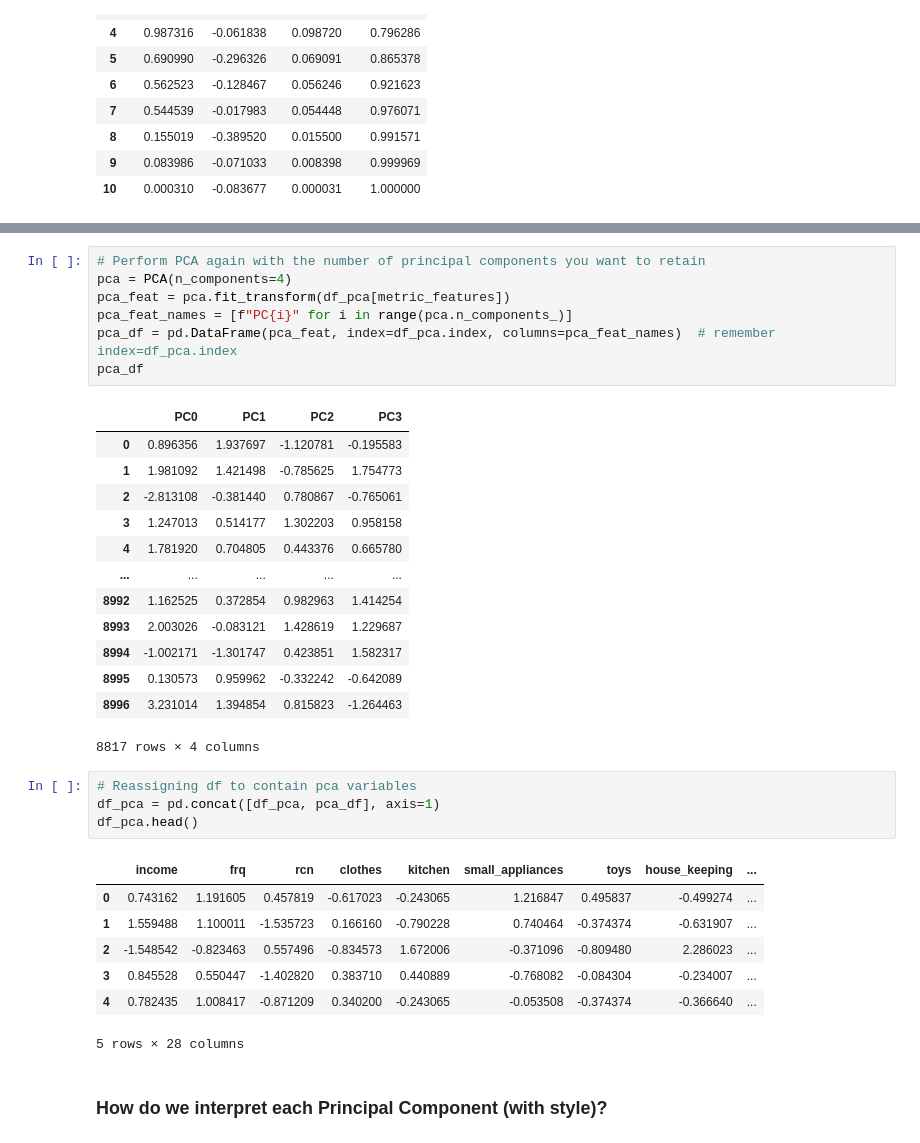
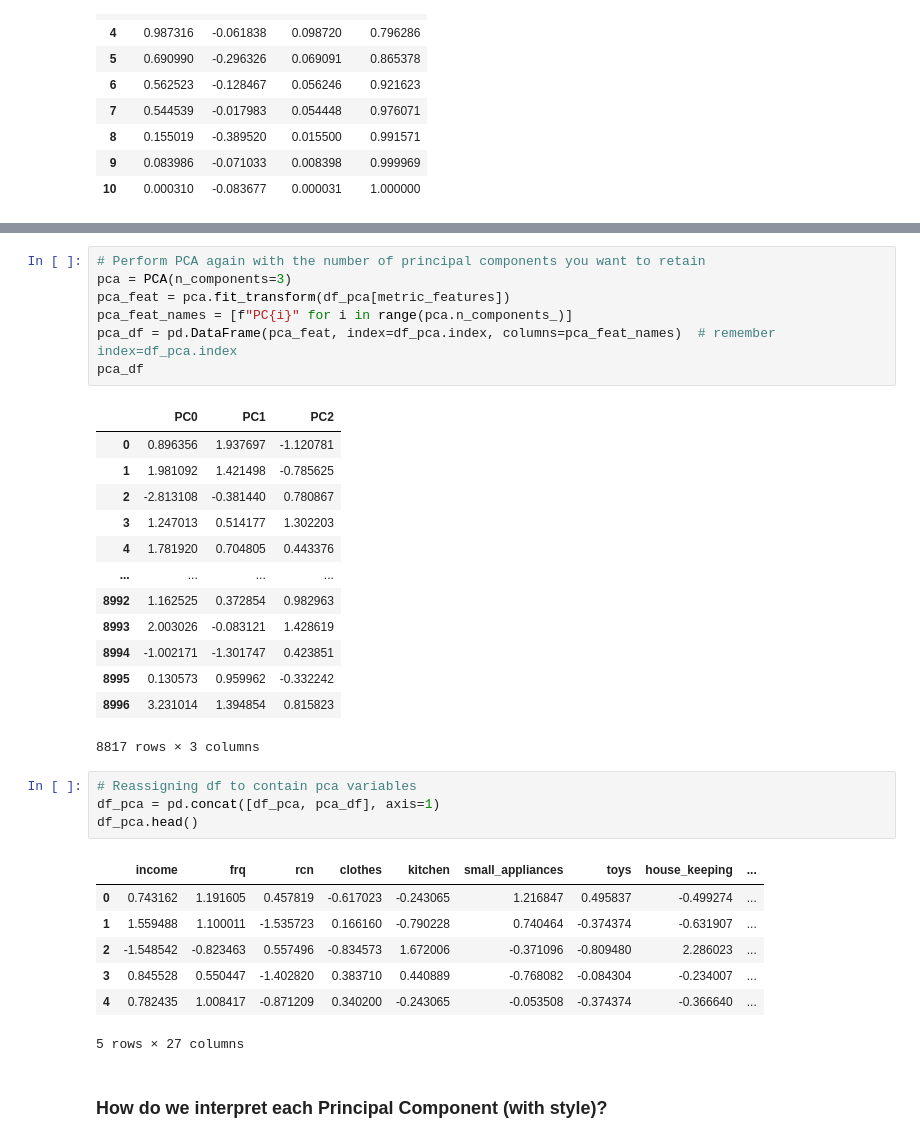
Before and after one commit to HitGobba/Data-Mining-21-22, a Jupyter notebook: notebooks_solutions/lab08_data_preprocess3.ipynb, the cells around one changed output, grey strips where cells are left out. Cells and saved outputs as stored; diff of their text form.

```diff
--- a/notebooks_solutions/lab08_data_preprocess3.ipynb
+++ b/notebooks_solutions/lab08_data_preprocess3.ipynb
@@ -628,25 +616,25 @@ plt.show()
 [figure]
 # %%
 # Perform PCA again with the number of principal components you want to retain
-pca = PCA(n_components=4)
+pca = PCA(n_components=3)
 pca_feat = pca.fit_transform(df_pca[metric_features])
 pca_feat_names = [f"PC{i}" for i in range(pca.n_components_)]
 pca_df = pd.DataFrame(pca_feat, index=df_pca.index, columns=pca_feat_names)  # remember index=df_pca.index
 pca_df
 # %% [output]
-|  | PC0 | PC1 | PC2 | PC3 |
-| 0 | 0.896356 | 1.937697 | -1.120781 | -0.195583 |
-| 1 | 1.981092 | 1.421498 | -0.785625 | 1.754773 |
-| 2 | -2.813108 | -0.381440 | 0.780867 | -0.765061 |
-| 3 | 1.247013 | 0.514177 | 1.302203 | 0.958158 |
-| 4 | 1.781920 | 0.704805 | 0.443376 | 0.665780 |
-| ... | ... | ... | ... | ... |
-| 8992 | 1.162525 | 0.372854 | 0.982963 | 1.414254 |
-| 8993 | 2.003026 | -0.083121 | 1.428619 | 1.229687 |
-| 8994 | -1.002171 | -1.301747 | 0.423851 | 1.582317 |
-| 8995 | 0.130573 | 0.959962 | -0.332242 | -0.642089 |
-| 8996 | 3.231014 | 1.394854 | 0.815823 | -1.264463 |
+|  | PC0 | PC1 | PC2 |
+| 0 | 0.896356 | 1.937697 | -1.120781 |
+| 1 | 1.981092 | 1.421498 | -0.785625 |
+| 2 | -2.813108 | -0.381440 | 0.780867 |
+| 3 | 1.247013 | 0.514177 | 1.302203 |
+| 4 | 1.781920 | 0.704805 | 0.443376 |
+| ... | ... | ... | ... |
+| 8992 | 1.162525 | 0.372854 | 0.982963 |
+| 8993 | 2.003026 | -0.083121 | 1.428619 |
+| 8994 | -1.002171 | -1.301747 | 0.423851 |
+| 8995 | 0.130573 | 0.959962 | -0.332242 |
+| 8996 | 3.231014 | 1.394854 | 0.815823 |
-8817 rows × 4 columns
+8817 rows × 3 columns
 # %%
 # Reassigning df to contain pca variables
 df_pca = pd.concat([df_pca, pca_df], axis=1)
@@ -658,7 +646,7 @@ df_pca.head()
 | 2 | -1.548542 | -0.823463 | 0.557496 | -0.834573 | 1.672006 | -0.371096 | -0.809480 | 2.286023 | ... |
 | 3 | 0.845528 | 0.550447 | -1.402820 | 0.383710 | 0.440889 | -0.768082 | -0.084304 | -0.234007 | ... |
 | 4 | 0.782435 | 1.008417 | -0.871209 | 0.340200 | -0.243065 | -0.053508 | -0.374374 | -0.366640 | ... |
-5 rows × 28 columns
+5 rows × 27 columns
 # %% [markdown]
 ### How do we interpret each Principal Component (with style)?
 # %%
```
Also changed, not shown: parts of 4 cells of this notebook.
